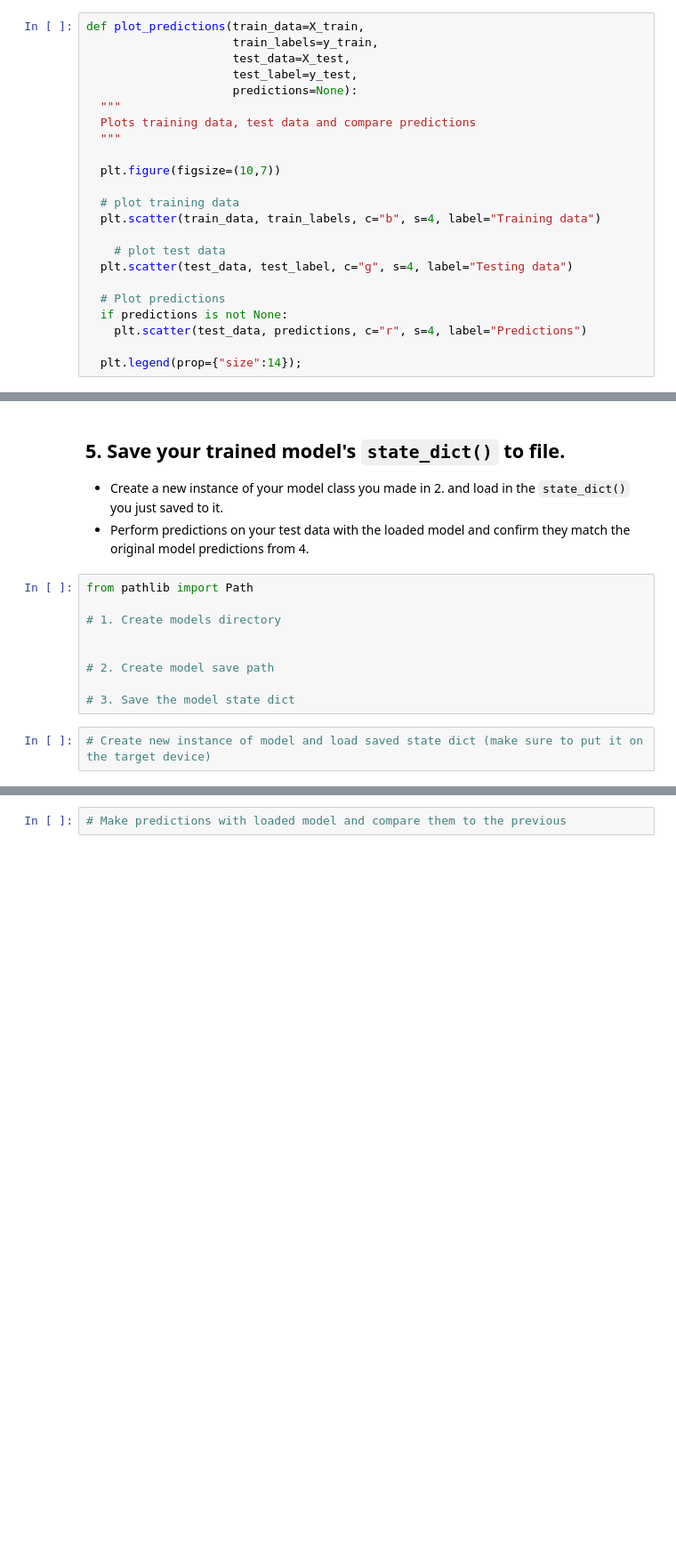
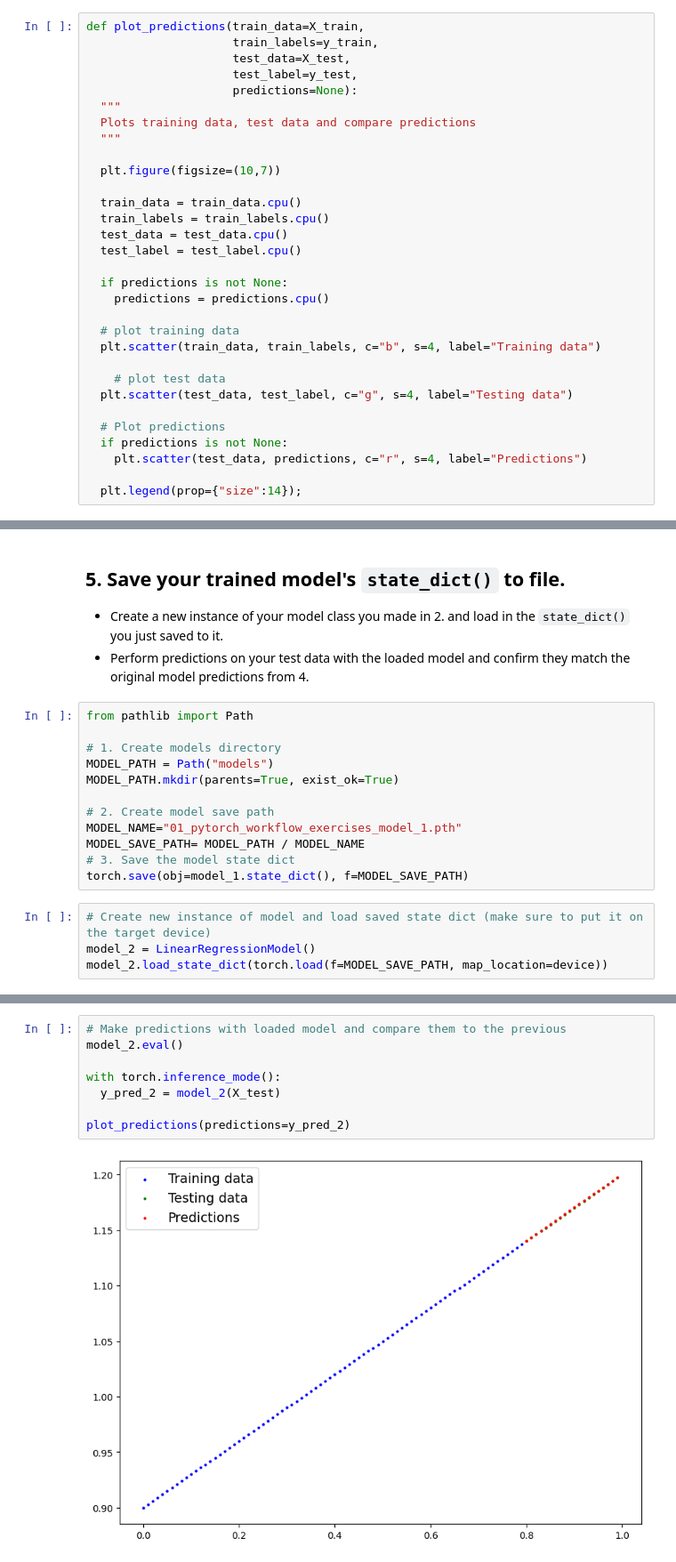
Before and after one commit to kimlind/ztm-pytorch-for-deeplearning, a Jupyter notebook: extras/exercises/01_pytorch_workflow_exercises.ipynb, the cells around one changed output, grey strips where cells are left out. Shown at 89% size. Drawn from its saved outputs; the diff is of its cells as text; blank space fills up the shorter version.

```diff
--- a/extras/exercises/01_pytorch_workflow_exercises.ipynb
+++ b/extras/exercises/01_pytorch_workflow_exercises.ipynb
@@ -92,6 +95,14 @@ def plot_predictions(train_data=X_train,
 
   plt.figure(figsize=(10,7))
 
+  train_data = train_data.cpu()
+  train_labels = train_labels.cpu()
+  test_data = test_data.cpu()
+  test_label = test_label.cpu()
+
+  if predictions is not None:
+    predictions = predictions.cpu()
+
   # plot training data
   plt.scatter(train_data, train_labels, c="b", s=4, label="Training data")
 
@@ -199,10 +232,15 @@ RuntimeError: ignored
 from pathlib import Path
 
 # 1. Create models directory
-
+MODEL_PATH = Path("models")
+MODEL_PATH.mkdir(parents=True, exist_ok=True)
 
 # 2. Create model save path
-
+MODEL_NAME="01_pytorch_workflow_exercises_model_1.pth"
+MODEL_SAVE_PATH= MODEL_PATH / MODEL_NAME
 # 3. Save the model state dict
+torch.save(obj=model_1.state_dict(), f=MODEL_SAVE_PATH)
 # %%
 # Create new instance of model and load saved state dict (make sure to put it on the target device)
+model_2 = LinearRegressionModel()
+model_2.load_state_dict(torch.load(f=MODEL_SAVE_PATH, map_location=device))
@@ -209,2 +249,10 @@ from pathlib import Path
 # %%
 # Make predictions with loaded model and compare them to the previous
+model_2.eval()
+
+with torch.inference_mode():
+  y_pred_2 = model_2(X_test)
+
+plot_predictions(predictions=y_pred_2)
+# %% [output]
+[figure, added]
```
Also changed, not shown: parts of 8 cells of this notebook.
